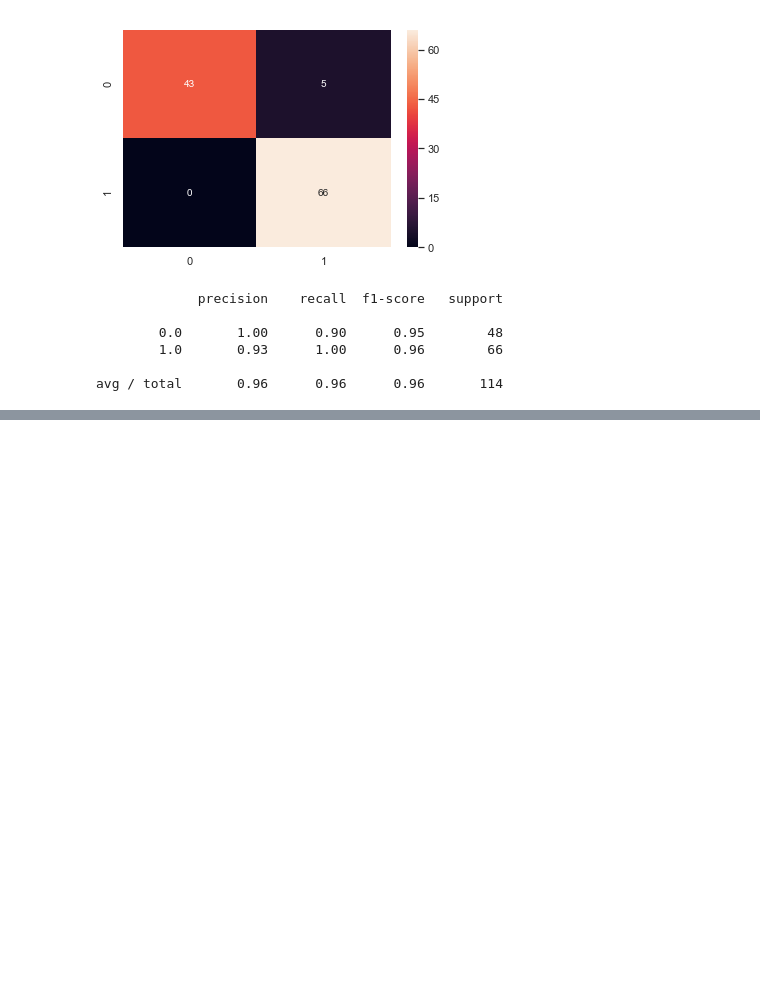
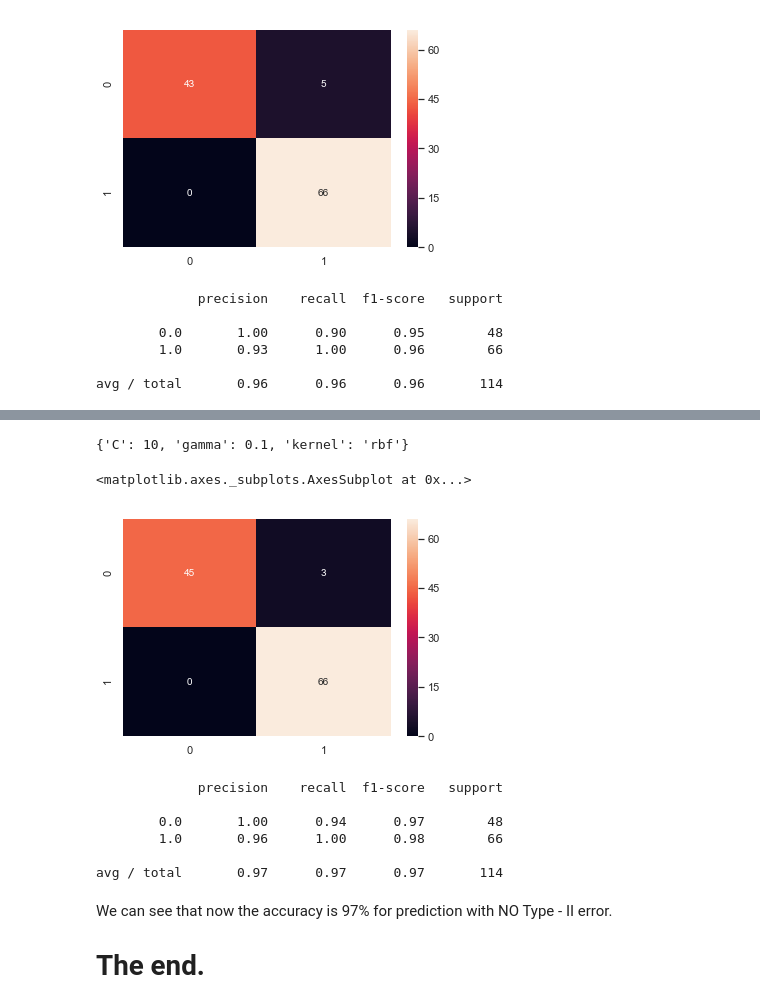
Before and after one commit to kvaishak/breast_cancer_classifier, a Jupyter notebook: Cancer_Classification.ipynb, the cells around one changed output, grey strips where cells are left out. Drawn from its saved outputs; the diff is of its cells as text; code cells hidden in the pictures; blank space fills up the shorter version.

Commit message:
optimization using SVM parameter optimization

```diff
--- a/Cancer_Classification.ipynb
+++ b/Cancer_Classification.ipynb
@@ -315,0 +318,8 @@ avg / total       0.96      0.96      0.96       114
+# %%
+#Setting the param sample values for `C` and `gamma`
+param_grid = {'C': [0.1, 1, 10, 100], 'gamma': [1, 0.1, 0.01, 0.001], 'kernel': ['rbf']}
+# %%
+#using gridsearchcv to fit the normalized training data
+from sklearn.model_selection import GridSearchCV
+grid = GridSearchCV(SVC(),param_grid,refit=True,verbose=4)
+grid.fit(X_train_scaled,y_train)
@@ -315,0 +374,25 @@ avg / total       0.96      0.96      0.96       114
+# %%
+grid.best_params_  #gives the best value for SVM params
+# %% [output]
+{'C': 10, 'gamma': 0.1, 'kernel': 'rbf'}
+# %%
+#we can use the same grid object trained above with the best svm params and normalized training set to predict the test dataset
+#predicting the data and plotting the confusion matrix
+grid_predictions = grid.predict(X_test_scaled)
+cm = confusion_matrix(y_test, grid_predictions)
+sns.heatmap(cm, annot=True)
+# %% [output]
+<matplotlib.axes._subplots.AxesSubplot at 0x...>
+[figure, added]
+# %%
+print(classification_report(y_test,grid_predictions))
+# %% [output]
+             precision    recall  f1-score   support
+
+        0.0       1.00      0.94      0.97        48
+        1.0       0.96      1.00      0.98        66
+
+avg / total       0.97      0.97      0.97       114
+# %% [markdown]
+We can see that now the accuracy is 97% for prediction with NO Type - II error.
+# The end.
```
Also changed, not shown: parts of 3 cells of this notebook.
